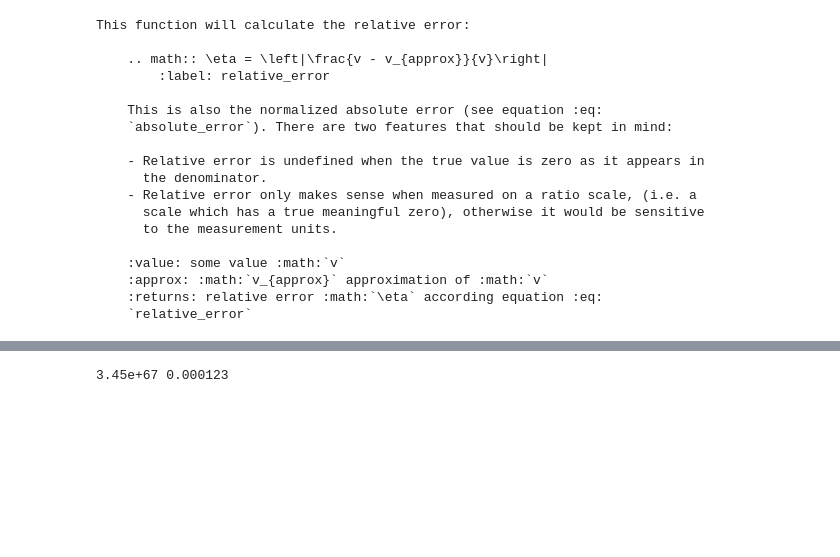
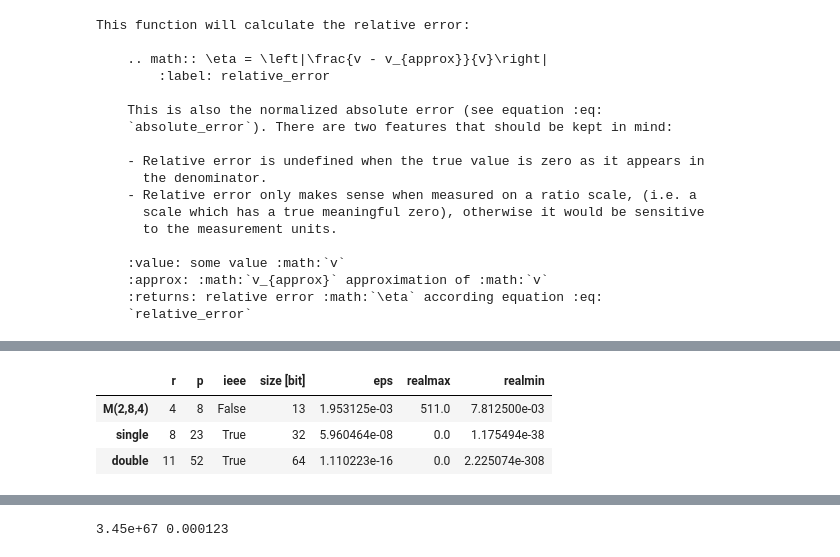
Before and after one commit to OleBo/MathSo, a Jupyter notebook: notebooks/Numerik.ipynb, the cells around one changed output, grey strips where cells are left out. Drawn from its saved outputs; the diff is of its cells as text; code cells hidden in the pictures; blank space fills up the shorter version.

```diff
--- a/notebooks/Numerik.ipynb
+++ b/notebooks/Numerik.ipynb
@@ -164 +268,19 @@ This function will calculate the relative error:
+# %%
+import pandas as pd
+d = {
+    "r": pd.Series([4, 8, 11], index=["M(2,8,4)","single", "double"]),
+    "p": pd.Series([8,23, 52], index=["M(2,8,4)","single", "double"]),
+    "ieee": pd.Series([False,True,True], index=["M(2,8,4)","single", "double"]),
+}
+df=pd.DataFrame(d)
+df['size [bit]']=1+df.r+df.p
+df['eps']=1/2**(df.p+1)
+df['realmax']=(2-2.0**-df.p)*2**2**(df.r-1)
+df['realmin']=2**(-2.0**(df.r-1)+1+df.ieee)
+df
+# %% [output]
+|  | r | p | ieee | size [bit] | eps | realmax | realmin |
+| M(2,8,4) | 4 | 8 | False | 13 | 1.953125e-03 | 511.0 | 7.812500e-03 |
+| single | 8 | 23 | True | 32 | 5.960464e-08 | 0.0 | 1.175494e-38 |
+| double | 11 | 52 | True | 64 | 1.110223e-16 | 0.0 | 2.225074e-308 |
 # %% [markdown]
```
Also changed, not shown: parts of 47 cells of this notebook, 6 other files.
